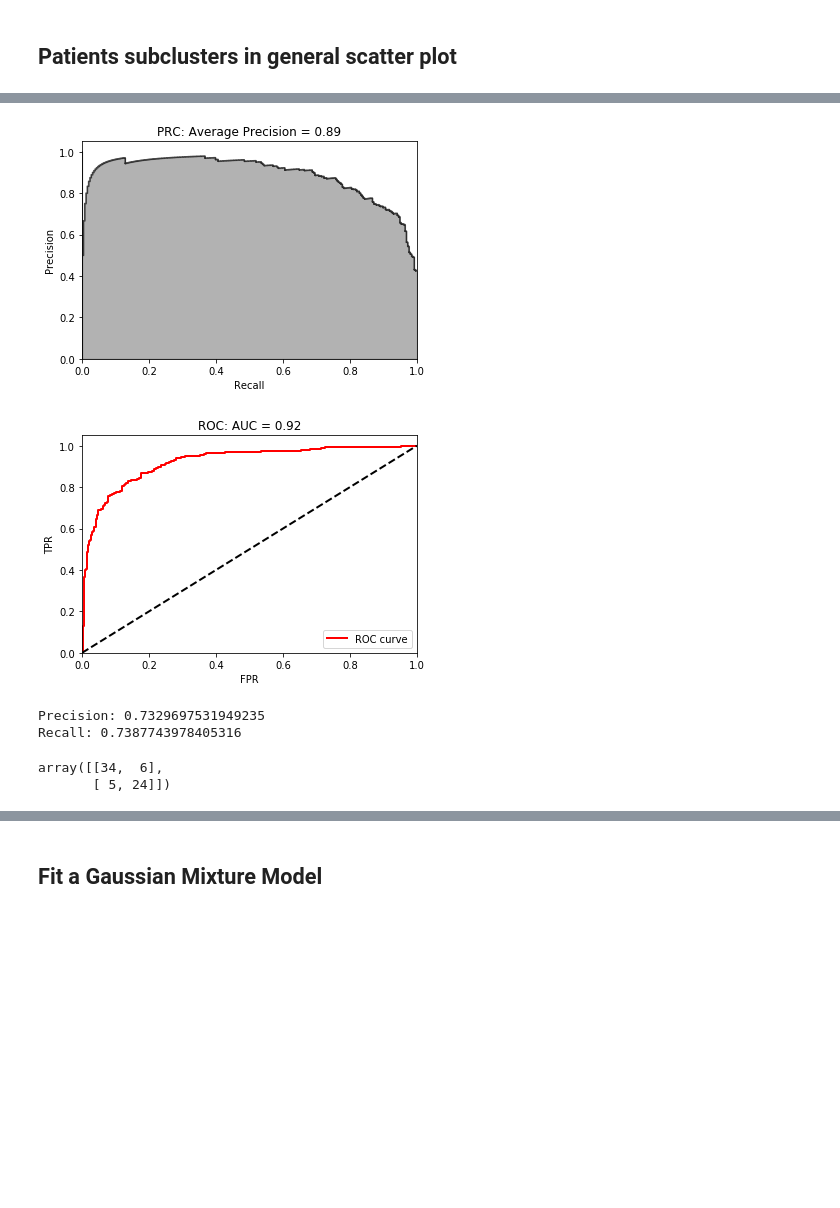
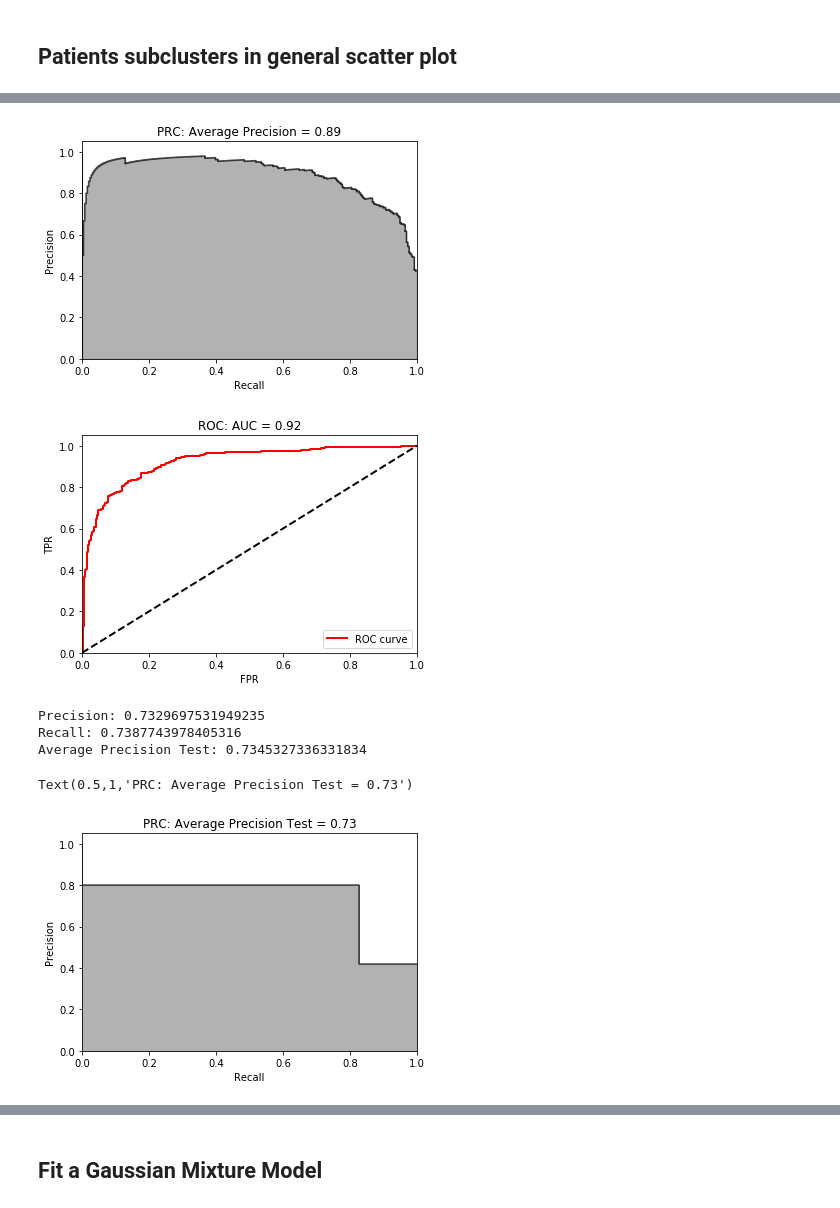
Before and after one commit to matthiasboeker/Shizophrenia_Depression_Project-, a Jupyter notebook: Notebooks/PCA _Cluster_Analysis_TS_Features.ipynb, the cells around one changed output, grey strips where cells are left out. Cells and saved outputs as stored; diff of their text form; code cells hidden in the pictures; blank space fills up the shorter version.

```diff
--- a/Notebooks/PCA _Cluster_Analysis_TS_Features.ipynb
+++ b/Notebooks/PCA _Cluster_Analysis_TS_Features.ipynb
@@ -307,34 +283,51 @@ plt.fill_between(recall, precision, step='post', alpha=0.3, color='k')
 plt.xlabel('Recall')
 plt.ylabel('Precision')
 plt.ylim([0.0, 1.05])
 plt.xlim([0.0, 1.0])
 
 plt.title('PRC: Average Precision = {0:0.2f}'.format(
           average_precision))
 
 fpr, tpr, thresholds = roc_curve(preds['trueLabel'],preds['prediction'])
 
 areaUnderROC = auc(fpr, tpr)
 
 plt.figure()
 plt.plot(fpr, tpr, color='r', lw=2, label='ROC curve')
 plt.plot([0, 1], [0, 1], color='k', lw=2, linestyle='--')
 plt.xlim([0.0, 1.0])
 plt.ylim([0.0, 1.05])
 plt.xlabel('FPR')
 plt.ylabel('TPR')
 plt.title('ROC: AUC = {0:0.2f}'.format(areaUnderROC))
 plt.legend(loc="lower right")
 plt.show()
 print('Precision:', np.mean(precision))
 print('Recall:', np.mean(recall))
 confusion_matrix(y_test, logReg.predict(X_test))
+
+average_precision = average_precision_score(y_test,
+                                            logReg.predict(X_test))
+
+print('Average Precision Test:',average_precision )
+precision, recall, thresholds = precision_recall_curve(y_test,logReg.predict(X_test))
+plt.step(recall, precision, color='k', alpha=0.7, where='post')
+plt.fill_between(recall, precision, step='post', alpha=0.3, color='k')
+
+plt.xlabel('Recall')
+plt.ylabel('Precision')
+plt.ylim([0.0, 1.05])
+plt.xlim([0.0, 1.0])
+
+plt.title('PRC: Average Precision Test = {0:0.2f}'.format(
+          average_precision))
 # %% [output]
 [figure]
 [figure]
 Precision: 0.7329697531949235
 Recall: 0.7387743978405316
+Average Precision Test: 0.7345327336331834
-array([[34,  6],
-       [ 5, 24]])
+Text(0.5,1,'PRC: Average Precision Test = 0.73')
+[figure, added]
 # %%
 logReg.coef_
```
Also changed, not shown: parts of 28 cells of this notebook, 5 other files.
